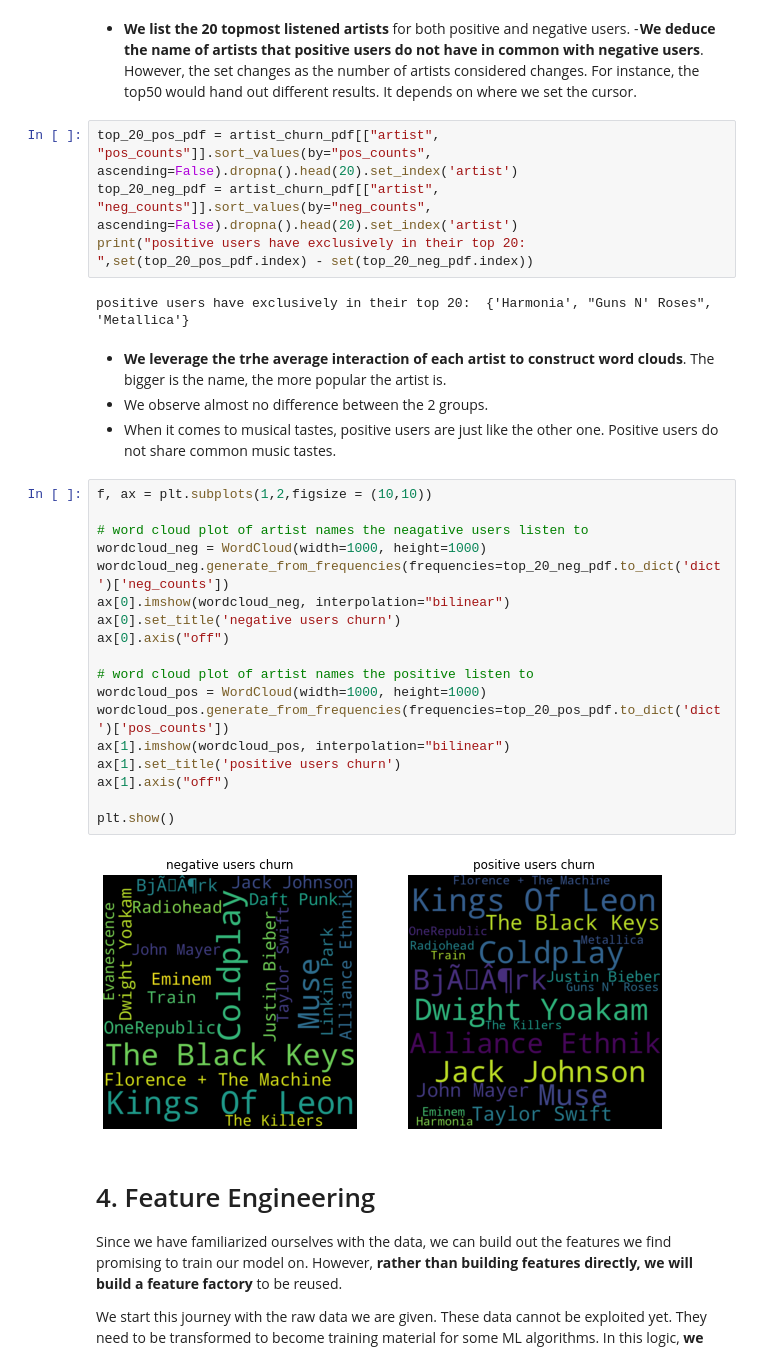
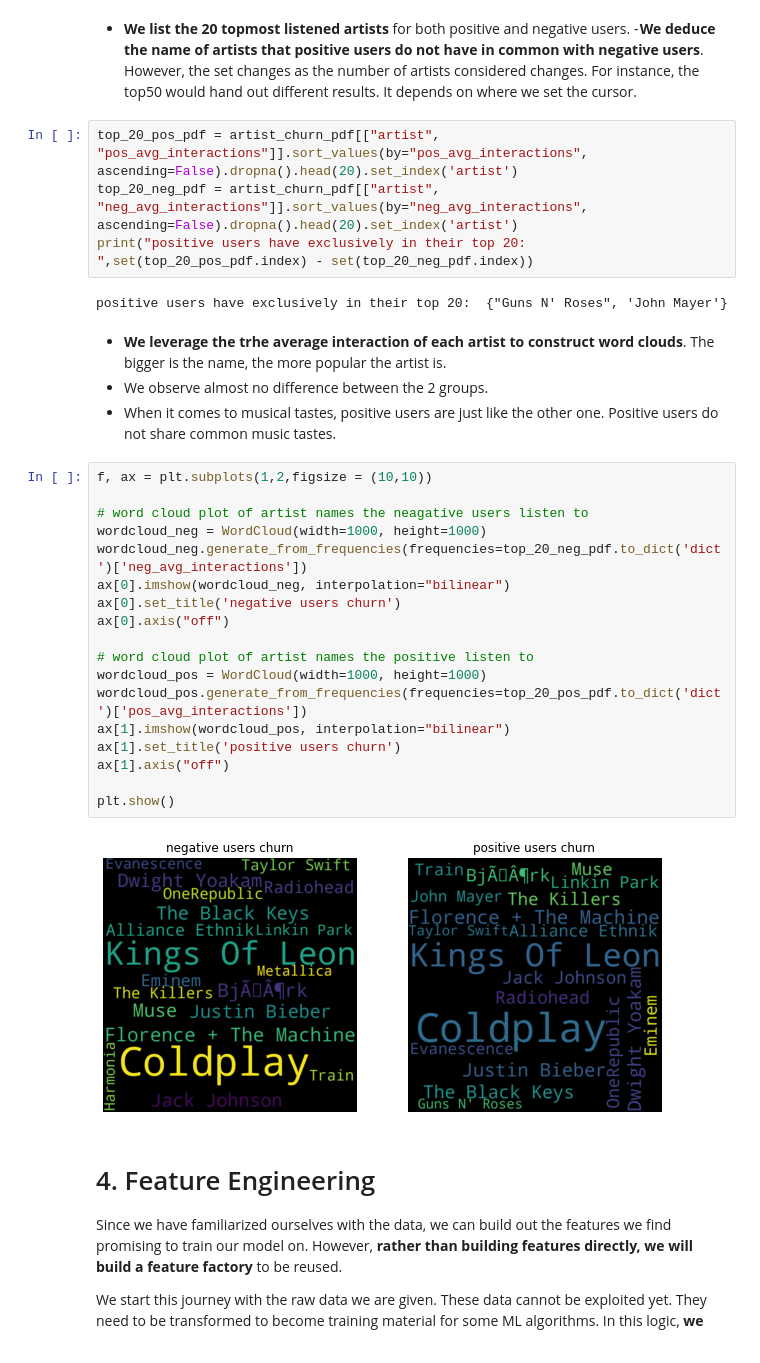
Before and after one commit to guerre381/udacity_sparkify, a Jupyter notebook: main_distributed.ipynb, the cells around one changed output. Cells and saved outputs as stored; diff of their text form.

```diff
--- a/main_distributed.ipynb
+++ b/main_distributed.ipynb
@@ -1008,11 +1008,11 @@ artist_churn_pdf['pos_avg_interactions'] = artist_churn_pdf['1_count_interaction
    - **We list the 20 topmost listened artists** for both positive and negative users.
    - **We deduce the name of artists that positive users do not have in common with negative users**. However, the set changes as the number of artists considered changes. For instance, the top50 would hand out different results. It depends on where we set the cursor.
 # %%
-top_20_pos_pdf = artist_churn_pdf[["artist", "pos_counts"]].sort_values(by="pos_counts", ascending=False).dropna().head(20).set_index('artist')
-top_20_neg_pdf = artist_churn_pdf[["artist", "neg_counts"]].sort_values(by="neg_counts", ascending=False).dropna().head(20).set_index('artist')
+top_20_pos_pdf = artist_churn_pdf[["artist", "pos_avg_interactions"]].sort_values(by="pos_avg_interactions", ascending=False).dropna().head(20).set_index('artist')
+top_20_neg_pdf = artist_churn_pdf[["artist", "neg_avg_interactions"]].sort_values(by="neg_avg_interactions", ascending=False).dropna().head(20).set_index('artist')
 print("positive users have exclusively in their top 20: ",set(top_20_pos_pdf.index) - set(top_20_neg_pdf.index))
 # %% [output]
-positive users have exclusively in their top 20:  {'Harmonia', "Guns N' Roses", 'Metallica'}
+positive users have exclusively in their top 20:  {"Guns N' Roses", 'John Mayer'}
 # %% [markdown]
    - **We leverage the trhe average interaction of each artist to construct word clouds**. The bigger is the name, the more popular the artist is.
    - We observe almost no difference between the 2 groups.
@@ -1020,23 +1020,23 @@ positive users have exclusively in their top 20:  {'Harmonia', "Guns N' Roses",
 # %%
 f, ax = plt.subplots(1,2,figsize = (10,10))
 
 # word cloud plot of artist names the neagative users listen to
 wordcloud_neg = WordCloud(width=1000, height=1000)
-wordcloud_neg.generate_from_frequencies(frequencies=top_20_neg_pdf.to_dict('dict')['neg_counts'])
+wordcloud_neg.generate_from_frequencies(frequencies=top_20_neg_pdf.to_dict('dict')['neg_avg_interactions'])
 ax[0].imshow(wordcloud_neg, interpolation="bilinear")
 ax[0].set_title('negative users churn')
 ax[0].axis("off")
 
 # word cloud plot of artist names the positive listen to
 wordcloud_pos = WordCloud(width=1000, height=1000)
-wordcloud_pos.generate_from_frequencies(frequencies=top_20_pos_pdf.to_dict('dict')['pos_counts'])
+wordcloud_pos.generate_from_frequencies(frequencies=top_20_pos_pdf.to_dict('dict')['pos_avg_interactions'])
 ax[1].imshow(wordcloud_pos, interpolation="bilinear")
 ax[1].set_title('positive users churn')
 ax[1].axis("off")
 
 plt.show()
 # %% [output]
-[figure, old version]
+[figure, new version]
 # %% [markdown]
 # 4. Feature Engineering
 Since we have familiarized ourselves with the data, we can build out the features we find promising to train our model on. However, **rather than building features directly, we will build a feature factory** to be reused.
```
Also changed, not shown: parts of 29 cells of this notebook, 1 other file.
